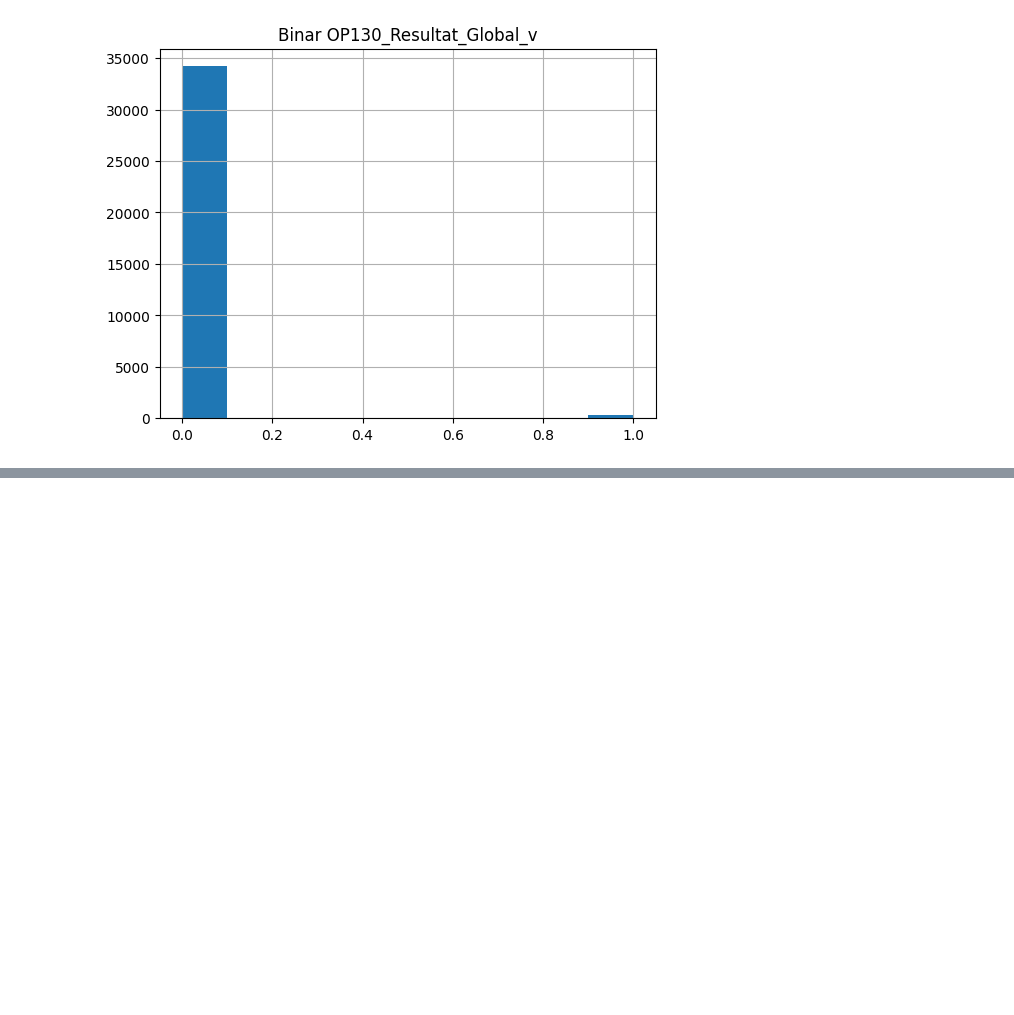
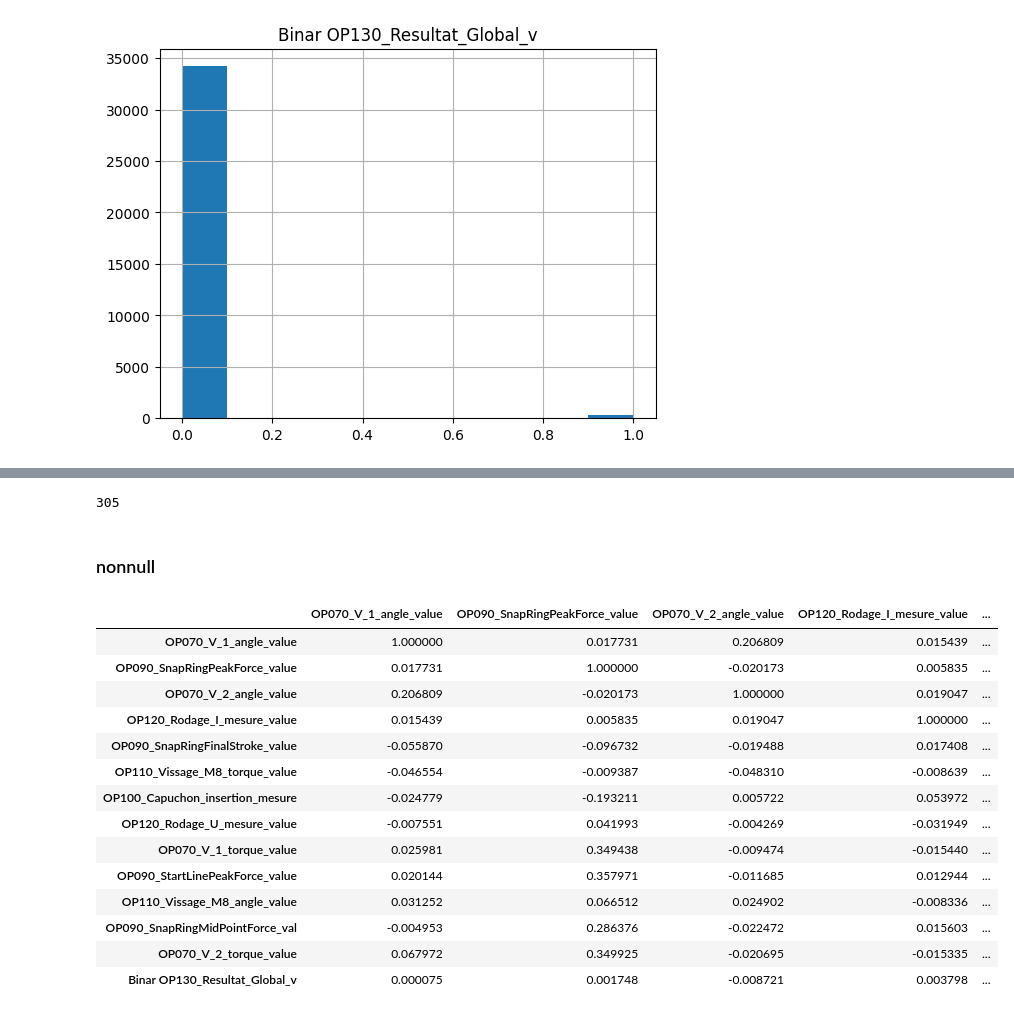
Before and after one commit to TonioHathos/AI_Valeo, a Jupyter notebook: Pre_processing_dataset_clement.ipynb, the cells around one changed output, grey strips where cells are left out. Cells and saved outputs as stored; diff of their text form; code cells hidden in the pictures; blank space fills up the shorter version.

```diff
--- a/Pre_processing_dataset_clement.ipynb
+++ b/Pre_processing_dataset_clement.ipynb
@@ -196,0 +376,26 @@ array([[<Axes: title={'center': 'Binar OP130_Resultat_Global_v'}>]],
+# %%
+val = df_training_cleaned['Binar OP130_Resultat_Global_v'].values
+np.count_nonzero(val == 1)
+# %% [output]
+305
+# %% [markdown]
+### nonnull
+# %%
+corrmatrix = df_training_nonull.corr()
+corrmatrix
+# %% [output]
+|  | OP070_V_1_angle_value | OP090_SnapRingPeakForce_value | OP070_V_2_angle_value | OP120_Rodage_I_mesure_value | ... |
+| OP070_V_1_angle_value | 1.000000 | 0.017731 | 0.206809 | 0.015439 | ... |
+| OP090_SnapRingPeakForce_value | 0.017731 | 1.000000 | -0.020173 | 0.005835 | ... |
+| OP070_V_2_angle_value | 0.206809 | -0.020173 | 1.000000 | 0.019047 | ... |
+| OP120_Rodage_I_mesure_value | 0.015439 | 0.005835 | 0.019047 | 1.000000 | ... |
+| OP090_SnapRingFinalStroke_value | -0.055870 | -0.096732 | -0.019488 | 0.017408 | ... |
+| OP110_Vissage_M8_torque_value | -0.046554 | -0.009387 | -0.048310 | -0.008639 | ... |
+| OP100_Capuchon_insertion_mesure | -0.024779 | -0.193211 | 0.005722 | 0.053972 | ... |
+| OP120_Rodage_U_mesure_value | -0.007551 | 0.041993 | -0.004269 | -0.031949 | ... |
+| OP070_V_1_torque_value | 0.025981 | 0.349438 | -0.009474 | -0.015440 | ... |
+| OP090_StartLinePeakForce_value | 0.020144 | 0.357971 | -0.011685 | 0.012944 | ... |
+| OP110_Vissage_M8_angle_value | 0.031252 | 0.066512 | 0.024902 | -0.008336 | ... |
+| OP090_SnapRingMidPointForce_val | -0.004953 | 0.286376 | -0.022472 | 0.015603 | ... |
+| OP070_V_2_torque_value | 0.067972 | 0.349925 | -0.020695 | -0.015335 | ... |
+| Binar OP130_Resultat_Global_v | 0.000075 | 0.001748 | -0.008721 | 0.003798 | ... |
```
Also changed, not shown: parts of 33 cells of this notebook.
